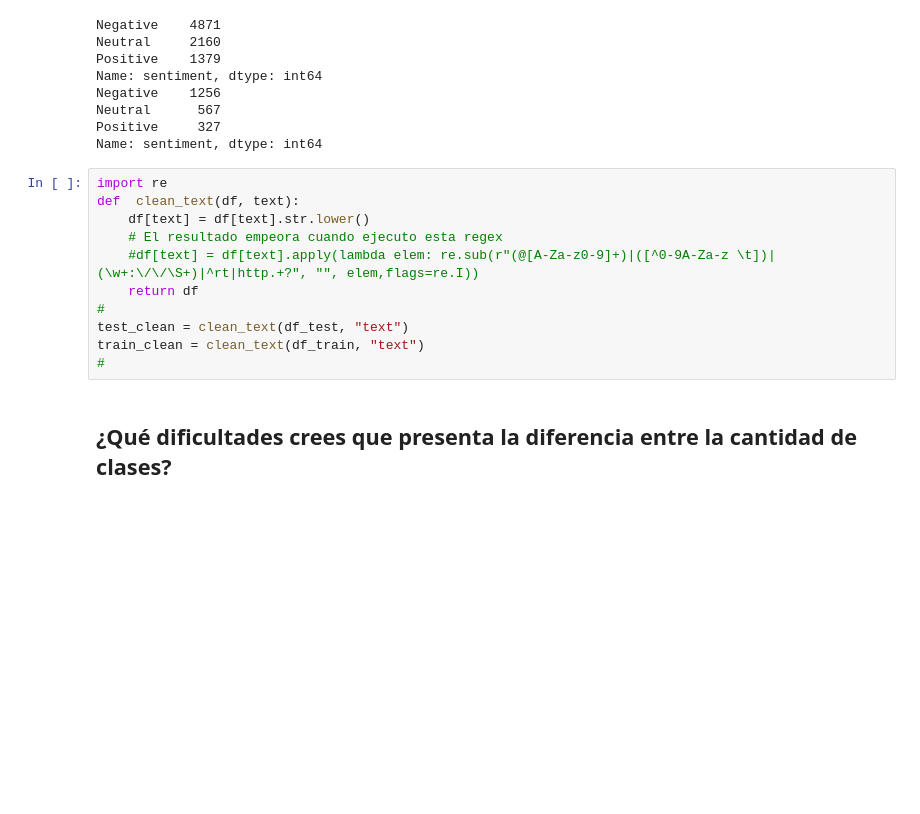
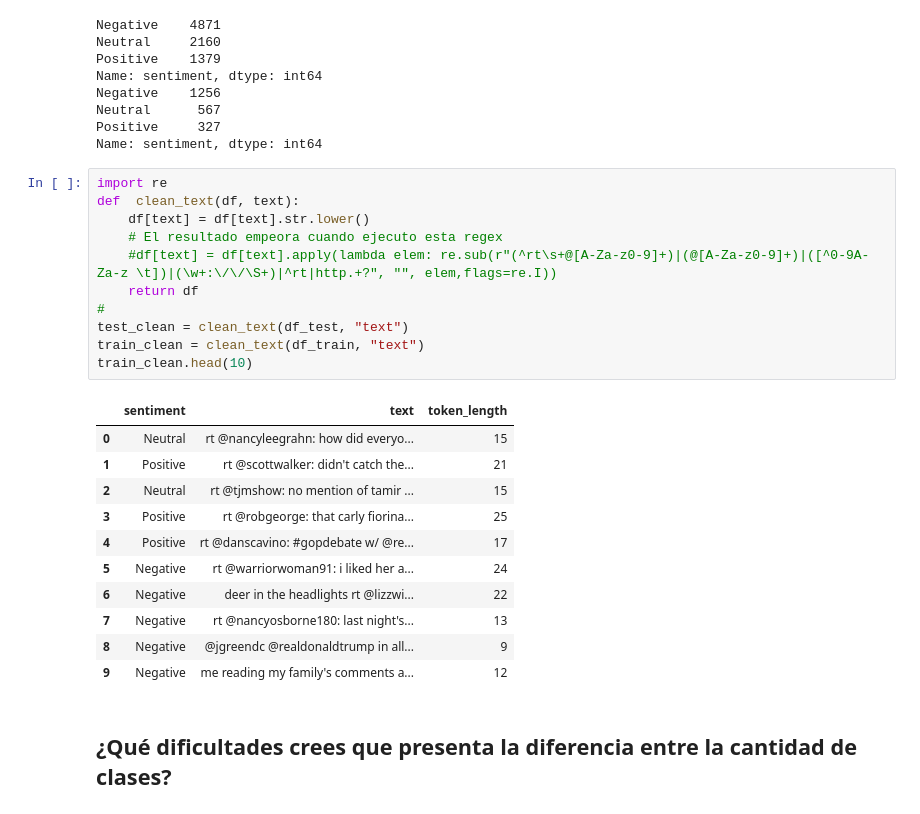
Before and after one commit to psagrera/Data-science-fundamentals, a Jupyter notebook: data_preprocesing/challenges/session_7/S7_DataPre_Challenge_pablo_sagrera.ipynb, the cells around one changed output. Drawn from its saved outputs; the diff is of its cells as text; blank space fills up the shorter version.

```diff
--- a/data_preprocesing/challenges/session_7/S7_DataPre_Challenge_pablo_sagrera.ipynb
+++ b/data_preprocesing/challenges/session_7/S7_DataPre_Challenge_pablo_sagrera.ipynb
@@ -120,14 +120,26 @@ Name: sentiment, dtype: int64
 # %%
 import re
 def  clean_text(df, text):
     df[text] = df[text].str.lower()
     # El resultado empeora cuando ejecuto esta regex
-    #df[text] = df[text].apply(lambda elem: re.sub(r"(@[A-Za-z0-9]+)|([^0-9A-Za-z \t])|(\w+:\/\/\S+)|^rt|http.+?", "", elem,flags=re.I))
+    #df[text] = df[text].apply(lambda elem: re.sub(r"(^rt\s+@[A-Za-z0-9]+)|(@[A-Za-z0-9]+)|([^0-9A-Za-z \t])|(\w+:\/\/\S+)|^rt|http.+?", "", elem,flags=re.I))
     return df
 #
 test_clean = clean_text(df_test, "text")
 train_clean = clean_text(df_train, "text")
-#
+train_clean.head(10)
+# %% [output]
+|  | sentiment | text | token_length |
+| 0 | Neutral | rt @nancyleegrahn: how did everyo... | 15 |
+| 1 | Positive | rt @scottwalker: didn't catch the... | 21 |
+| 2 | Neutral | rt @tjmshow: no mention of tamir ... | 15 |
+| 3 | Positive | rt @robgeorge: that carly fiorina... | 25 |
+| 4 | Positive | rt @danscavino: #gopdebate w/ @re... | 17 |
+| 5 | Negative | rt @warriorwoman91: i liked her a... | 24 |
+| 6 | Negative | deer in the headlights rt @lizzwi... | 22 |
+| 7 | Negative | rt @nancyosborne180: last night's... | 13 |
+| 8 | Negative | @jgreendc @realdonaldtrump in all... | 9 |
+| 9 | Negative | me reading my family's comments a... | 12 |
 # %% [markdown]
 ## ¿Qué dificultades crees que presenta la diferencia entre la cantidad de clases?
 # %% [markdown]
```
Also changed, not shown: parts of 4 cells of this notebook, 1 other file.
